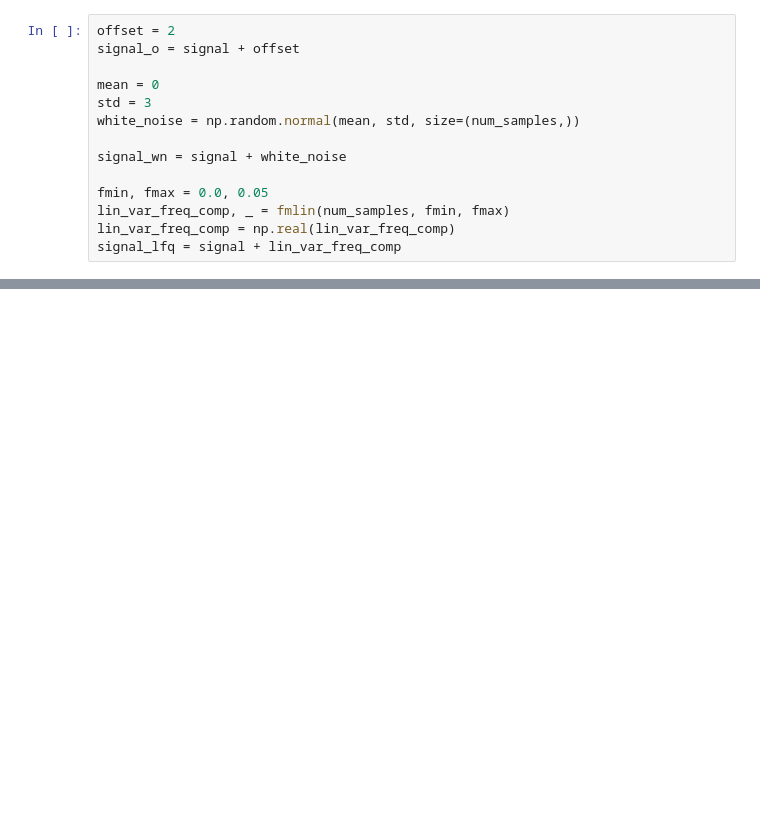
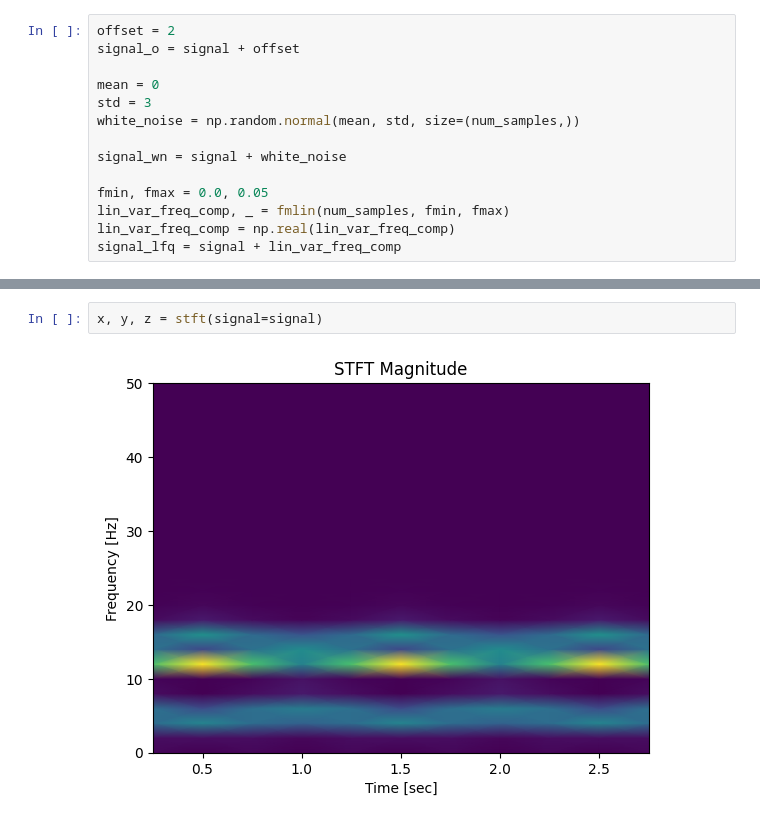
Before and after one commit to sunnivaf/TTK7-project1, a Jupyter notebook: playground.ipynb, the cells around one changed output, grey strips where cells are left out. Drawn from its saved outputs; the diff is of its cells as text; blank space fills up the shorter version.

```diff
--- a/playground.ipynb
+++ b/playground.ipynb
@@ -47,0 +50,4 @@ f, t, Sxx = stft(signal=signal_lfq, window_size=500, overlap=250)
+# %%
+x, y, z = stft(signal=signal)
+# %% [output]
+[figure, added]
```
Also changed, not shown: parts of 3 cells of this notebook, 1 other file.
